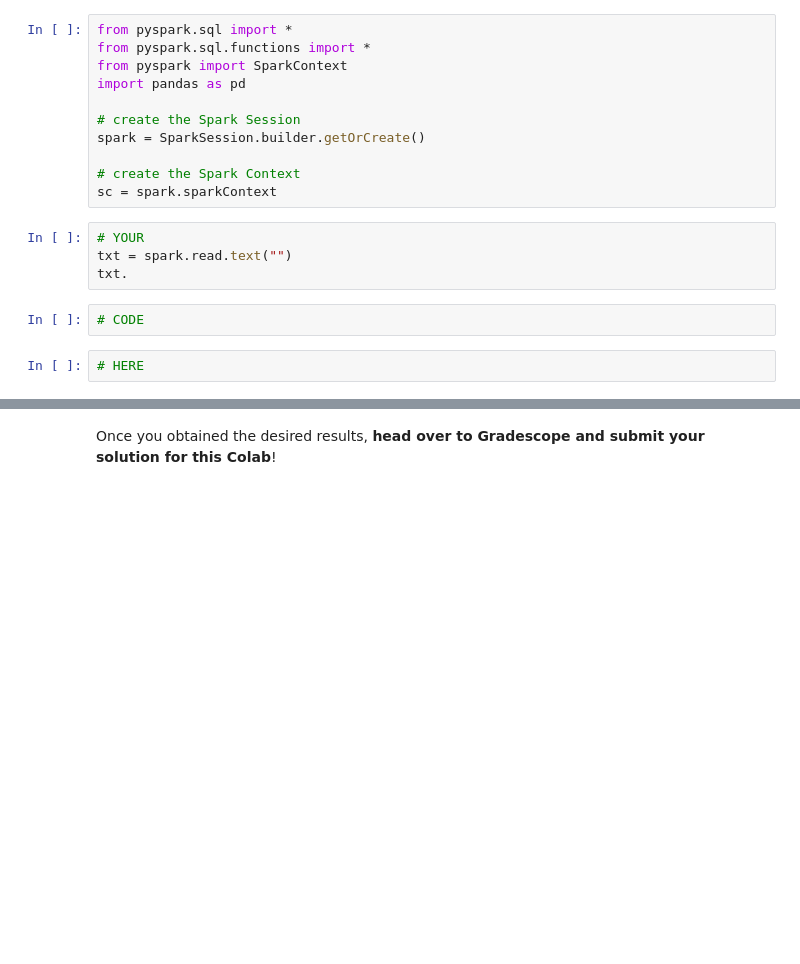
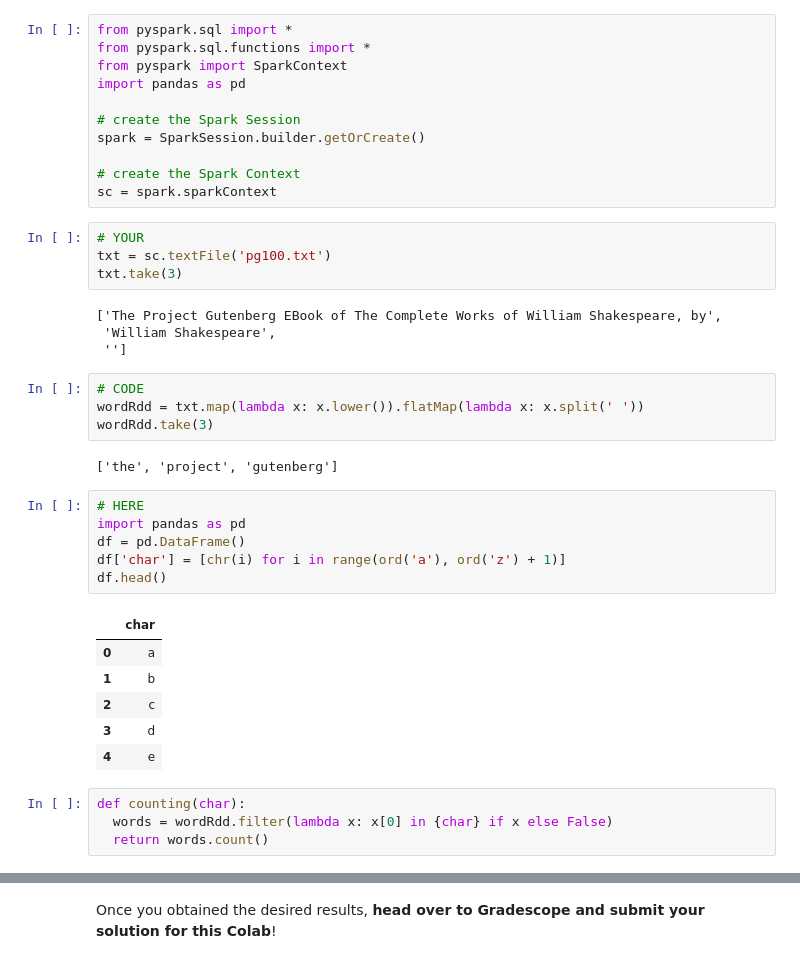
Before and after one commit to lnodin/mining-massive-datasets, a Jupyter notebook: CS246_Colab_1.ipynb, the cells around one changed output, grey strips where cells are left out. Saved outputs shown, nothing was run; the diff lists cells and outputs as text; blank space fills up the shorter version.

```diff
--- a/CS246_Colab_1.ipynb
+++ b/CS246_Colab_1.ipynb
@@ -69,9 +69,32 @@ spark = SparkSession.builder.getOrCreate()
 sc = spark.sparkContext
 # %%
 # YOUR
-txt = spark.read.text("")
-txt.
+txt = sc.textFile('pg100.txt')
+txt.take(3)
+# %% [output]
+['The Project Gutenberg EBook of The Complete Works of William Shakespeare, by',
+ 'William Shakespeare',
+ '']
-# %%
-# CODE
-# %%
-# HERE
+# %%
+# CODE
+wordRdd = txt.map(lambda x: x.lower()).flatMap(lambda x: x.split(' '))
+wordRdd.take(3)
+# %% [output]
+['the', 'project', 'gutenberg']
+# %%
+# HERE
+import pandas as pd
+df = pd.DataFrame()
+df['char'] = [chr(i) for i in range(ord('a'), ord('z') + 1)]
+df.head()
+# %% [output]
+|  | char |
+| 0 | a |
+| 1 | b |
+| 2 | c |
+| 3 | d |
+| 4 | e |
+# %%
+def counting(char):
+  words = wordRdd.filter(lambda x: x[0] in {char} if x else False)
+  return words.count()
```
Also changed, not shown: parts of 3 cells of this notebook.
